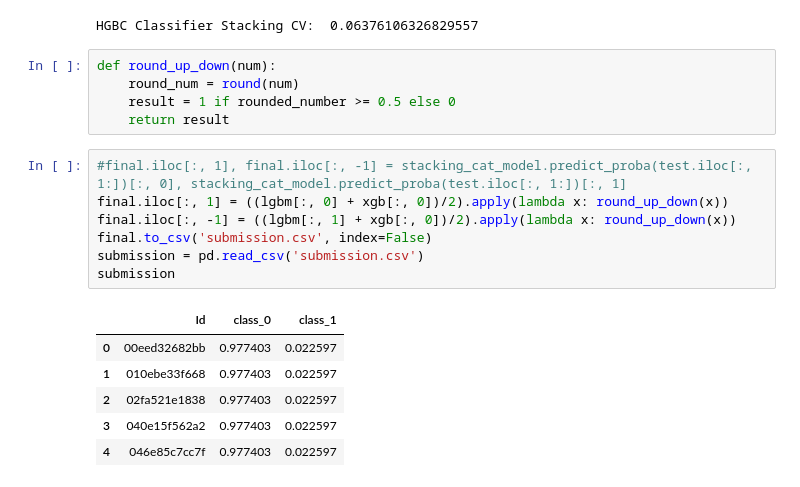
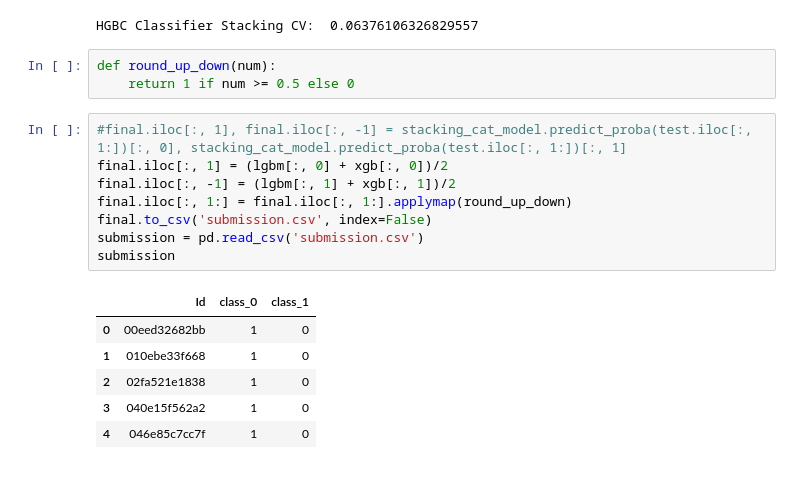
Before and after one commit to mkim45/ICR-Age, a Jupyter notebook: icr-first-draft.ipynb, the cells around one changed output. Cells and saved outputs as stored; diff of their text form.

Commit message:
fixed rounding

```diff
--- a/icr-first-draft.ipynb
+++ b/icr-first-draft.ipynb
@@ -376,20 +370,19 @@ print('HGBC Classifier Stacking CV: ', CV(stacking_hgbc_model, oversampled_df, b
 HGBC Classifier Stacking CV:  0.06376106326829557
 # %%
 def round_up_down(num):
-    round_num = round(num)
-    result = 1 if rounded_number >= 0.5 else 0
-    return result
+    return 1 if num >= 0.5 else 0
 # %%
 #final.iloc[:, 1], final.iloc[:, -1] = stacking_cat_model.predict_proba(test.iloc[:, 1:])[:, 0], stacking_cat_model.predict_proba(test.iloc[:, 1:])[:, 1]
-final.iloc[:, 1] = ((lgbm[:, 0] + xgb[:, 0])/2).apply(lambda x: round_up_down(x))
-final.iloc[:, -1] = ((lgbm[:, 1] + xgb[:, 0])/2).apply(lambda x: round_up_down(x))
+final.iloc[:, 1] = (lgbm[:, 0] + xgb[:, 0])/2
+final.iloc[:, -1] = (lgbm[:, 1] + xgb[:, 1])/2
+final.iloc[:, 1:] = final.iloc[:, 1:].applymap(round_up_down)
 final.to_csv('submission.csv', index=False)
 submission = pd.read_csv('submission.csv')
 submission
 # %% [output]
 |  | Id | class_0 | class_1 |
-| 0 | 00eed32682bb | 0.977403 | 0.022597 |
-| 1 | 010ebe33f668 | 0.977403 | 0.022597 |
-| 2 | 02fa521e1838 | 0.977403 | 0.022597 |
-| 3 | 040e15f562a2 | 0.977403 | 0.022597 |
-| 4 | 046e85c7cc7f | 0.977403 | 0.022597 |
+| 0 | 00eed32682bb | 1 | 0 |
+| 1 | 010ebe33f668 | 1 | 0 |
+| 2 | 02fa521e1838 | 1 | 0 |
+| 3 | 040e15f562a2 | 1 | 0 |
+| 4 | 046e85c7cc7f | 1 | 0 |
```
Also changed, not shown: parts of 3 cells of this notebook.
